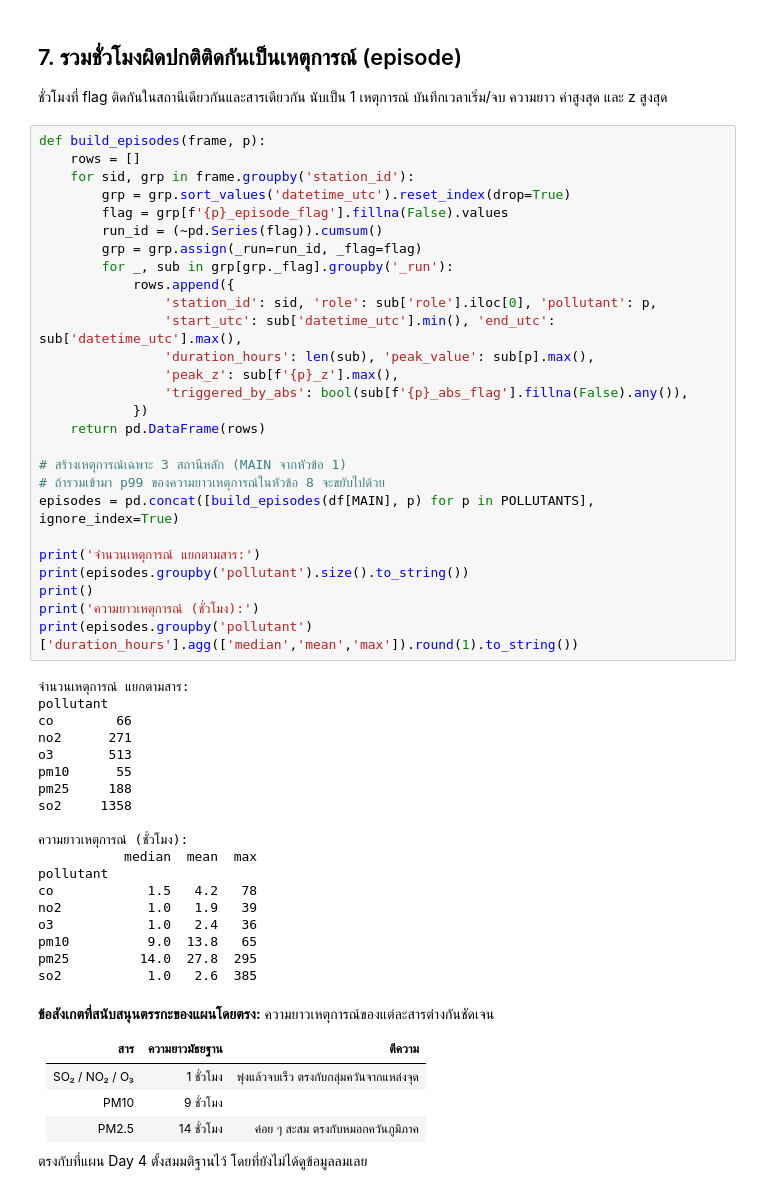
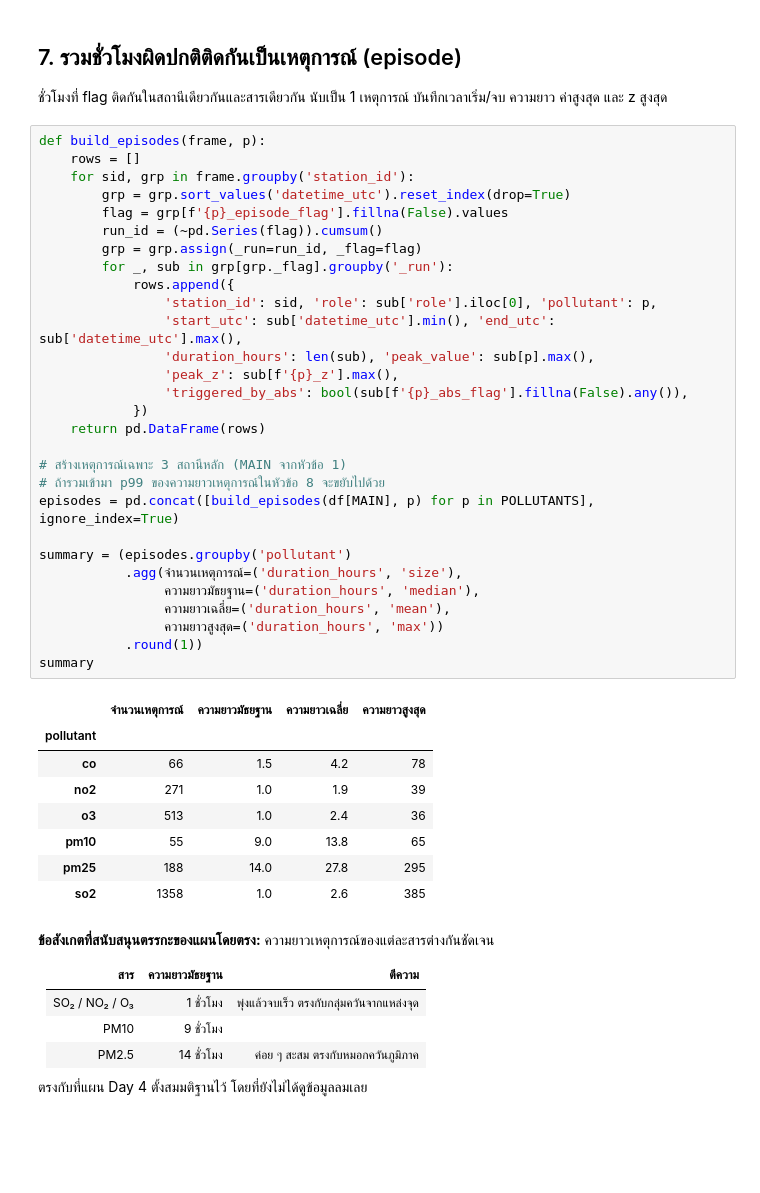
Before and after one commit to Rmnlin/maptaphut-air-quality, a Jupyter notebook: notebooks/03_episodes.ipynb, the cells around one changed output. Drawn from its saved outputs; the diff is of its cells as text; blank space fills up the shorter version.

```diff
--- a/notebooks/03_episodes.ipynb
+++ b/notebooks/03_episodes.ipynb
@@ -280,49 +280,41 @@ station_id
 # %%
 def build_episodes(frame, p):
     rows = []
     for sid, grp in frame.groupby('station_id'):
         grp = grp.sort_values('datetime_utc').reset_index(drop=True)
         flag = grp[f'{p}_episode_flag'].fillna(False).values
         run_id = (~pd.Series(flag)).cumsum()
         grp = grp.assign(_run=run_id, _flag=flag)
         for _, sub in grp[grp._flag].groupby('_run'):
             rows.append({
                 'station_id': sid, 'role': sub['role'].iloc[0], 'pollutant': p,
                 'start_utc': sub['datetime_utc'].min(), 'end_utc': sub['datetime_utc'].max(),
                 'duration_hours': len(sub), 'peak_value': sub[p].max(),
                 'peak_z': sub[f'{p}_z'].max(),
                 'triggered_by_abs': bool(sub[f'{p}_abs_flag'].fillna(False).any()),
             })
     return pd.DataFrame(rows)
 
 # สร้างเหตุการณ์เฉพาะ 3 สถานีหลัก (MAIN จากหัวข้อ 1)
 # ถ้ารวมเข้ามา p99 ของความยาวเหตุการณ์ในหัวข้อ 8 จะขยับไปด้วย
 episodes = pd.concat([build_episodes(df[MAIN], p) for p in POLLUTANTS], ignore_index=True)
 
-print('จำนวนเหตุการณ์ แยกตามสาร:')
-print(episodes.groupby('pollutant').size().to_string())
-print()
-print('ความยาวเหตุการณ์ (ชั่วโมง):')
-print(episodes.groupby('pollutant')['duration_hours'].agg(['median','mean','max']).round(1).to_string())
+summary = (episodes.groupby('pollutant')
+           .agg(จำนวนเหตุการณ์=('duration_hours', 'size'),
+                ความยาวมัธยฐาน=('duration_hours', 'median'),
+                ความยาวเฉลี่ย=('duration_hours', 'mean'),
+                ความยาวสูงสุด=('duration_hours', 'max'))
+           .round(1))
+summary
 # %% [output]
-จำนวนเหตุการณ์ แยกตามสาร:
-pollutant
-co        66
-no2      271
-o3       513
-pm10      55
-pm25     188
-so2     1358
-
-ความยาวเหตุการณ์ (ชั่วโมง):
-           median  mean  max
-pollutant
-co            1.5   4.2   78
-no2           1.0   1.9   39
-o3            1.0   2.4   36
-pm10          9.0  13.8   65
-pm25         14.0  27.8  295
-so2           1.0   2.6  385
+|  | จํานวนเหตุการณ์ | ความยาวมัธยฐาน | ความยาวเฉลี่ย | ความยาวสูงสุด |
+| pollutant |  |  |  |  |
+| co | 66 | 1.5 | 4.2 | 78 |
+| no2 | 271 | 1.0 | 1.9 | 39 |
+| o3 | 513 | 1.0 | 2.4 | 36 |
+| pm10 | 55 | 9.0 | 13.8 | 65 |
+| pm25 | 188 | 14.0 | 27.8 | 295 |
+| so2 | 1358 | 1.0 | 2.6 | 385 |
 # %% [markdown]
 **ข้อสังเกตที่สนับสนุนตรรกะของแผนโดยตรง:** ความยาวเหตุการณ์ของแต่ละสารต่างกันชัดเจน
 
```
Also changed, not shown: parts of 2 cells of this notebook, 3 other files.
